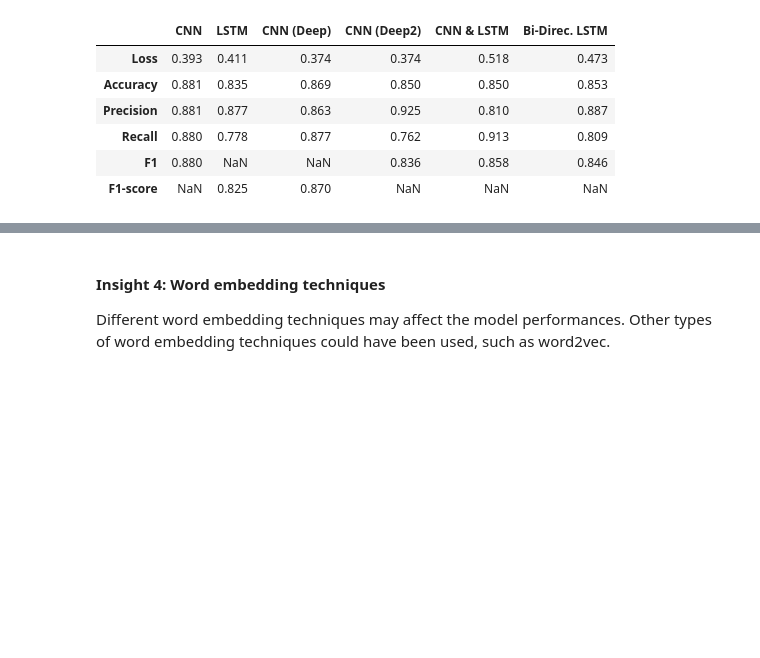
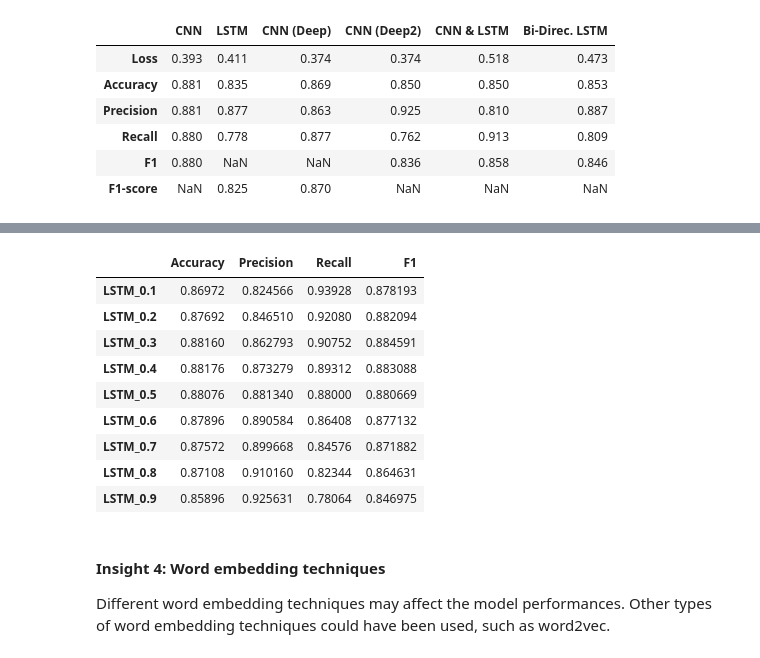
Before and after one commit to bigteo/BT4222_Assignment3, a Jupyter notebook: A3_A0203989N.ipynb, the cells around one changed output, grey strips where cells are left out. Cells and saved outputs as stored; diff of their text form; code cells hidden in the pictures; blank space fills up the shorter version.

```diff
--- a/A3_A0203989N.ipynb
+++ b/A3_A0203989N.ipynb
@@ -642,3 +650,16 @@ results_threshold_lstm
+# %%
+pd.DataFrame(results_threshold_lstm)
+# %% [output]
+|  | Accuracy | Precision | Recall | F1 |
+| LSTM_0.1 | 0.86972 | 0.824566 | 0.93928 | 0.878193 |
+| LSTM_0.2 | 0.87692 | 0.846510 | 0.92080 | 0.882094 |
+| LSTM_0.3 | 0.88160 | 0.862793 | 0.90752 | 0.884591 |
+| LSTM_0.4 | 0.88176 | 0.873279 | 0.89312 | 0.883088 |
+| LSTM_0.5 | 0.88076 | 0.881340 | 0.88000 | 0.880669 |
+| LSTM_0.6 | 0.87896 | 0.890584 | 0.86408 | 0.877132 |
+| LSTM_0.7 | 0.87572 | 0.899668 | 0.84576 | 0.871882 |
+| LSTM_0.8 | 0.87108 | 0.910160 | 0.82344 | 0.864631 |
+| LSTM_0.9 | 0.85896 | 0.925631 | 0.78064 | 0.846975 |
 # %% [markdown]
 #### Insight 4: Word embedding techniques
 Different word embedding techniques may affect the model performances. Other types of word embedding techniques could have been used, such as word2vec.
```
Also changed, not shown: parts of 5 cells of this notebook.
